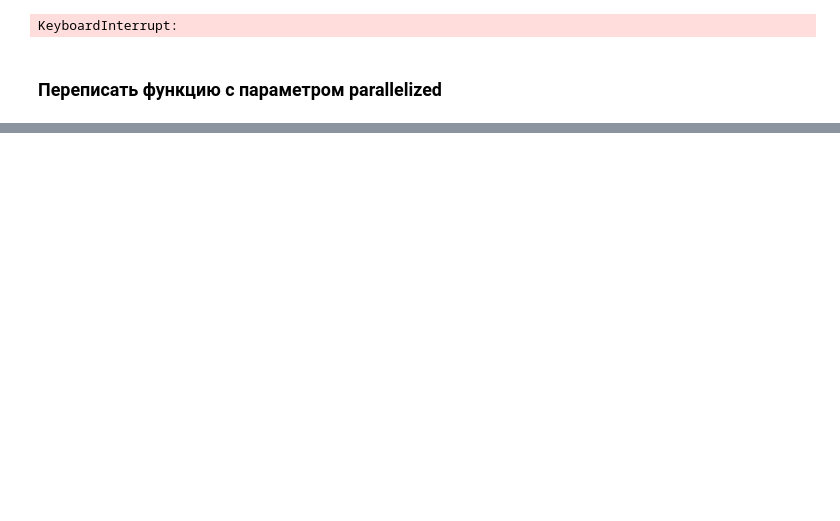
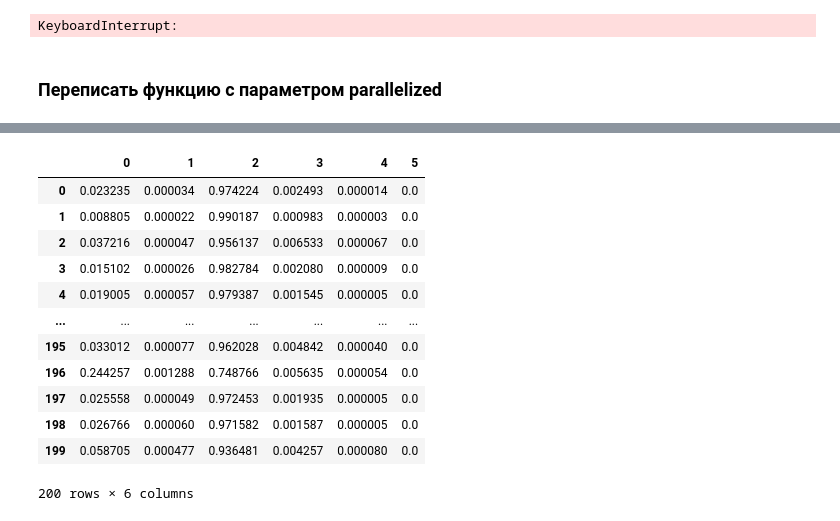
Before and after one commit to zaikoval/regression-on-sampling, a Jupyter notebook: notebooks/regression-on-sampling-experiment.ipynb, the cells around one changed output, grey strips where cells are left out. Saved outputs shown, nothing was run; the diff lists cells and outputs as text; code cells hidden in the pictures; blank space fills up the shorter version.

Commit message:
motif extraction pipeline added

```diff
--- a/notebooks/regression-on-sampling-experiment.ipynb
+++ b/notebooks/regression-on-sampling-experiment.ipynb
@@ -128,0 +156,4 @@ for elem in tqdm(graphs):#считам motif distribution for them
+# %%
+freqs = []
+for item in tqdm(graphs):
+    freqs.append(extract_freqs(item, size=4))
@@ -129,3 +178,19 @@ for elem in tqdm(graphs):#считам motif distribution for them
+# %%
+pd.DataFrame(freqs)
+# %% [output]
+|  | 0 | 1 | 2 | 3 | 4 | 5 |
+| 0 | 0.023235 | 0.000034 | 0.974224 | 0.002493 | 0.000014 | 0.0 |
+| 1 | 0.008805 | 0.000022 | 0.990187 | 0.000983 | 0.000003 | 0.0 |
+| 2 | 0.037216 | 0.000047 | 0.956137 | 0.006533 | 0.000067 | 0.0 |
+| 3 | 0.015102 | 0.000026 | 0.982784 | 0.002080 | 0.000009 | 0.0 |
+| 4 | 0.019005 | 0.000057 | 0.979387 | 0.001545 | 0.000005 | 0.0 |
+| ... | ... | ... | ... | ... | ... | ... |
+| 195 | 0.033012 | 0.000077 | 0.962028 | 0.004842 | 0.000040 | 0.0 |
+| 196 | 0.244257 | 0.001288 | 0.748766 | 0.005635 | 0.000054 | 0.0 |
+| 197 | 0.025558 | 0.000049 | 0.972453 | 0.001935 | 0.000005 | 0.0 |
+| 198 | 0.026766 | 0.000060 | 0.971582 | 0.001587 | 0.000005 | 0.0 |
+| 199 | 0.058705 | 0.000477 | 0.936481 | 0.004257 | 0.000080 | 0.0 |
+200 rows × 6 columns
 # %%
 iters_list = [] # считаем для каждого из них ndlib количество итераций до заражения
 for elem in tqdm(graphs_list): # make it with multiprocessing
```
Also changed, not shown: parts of 12 cells of this notebook, 3 other files.
